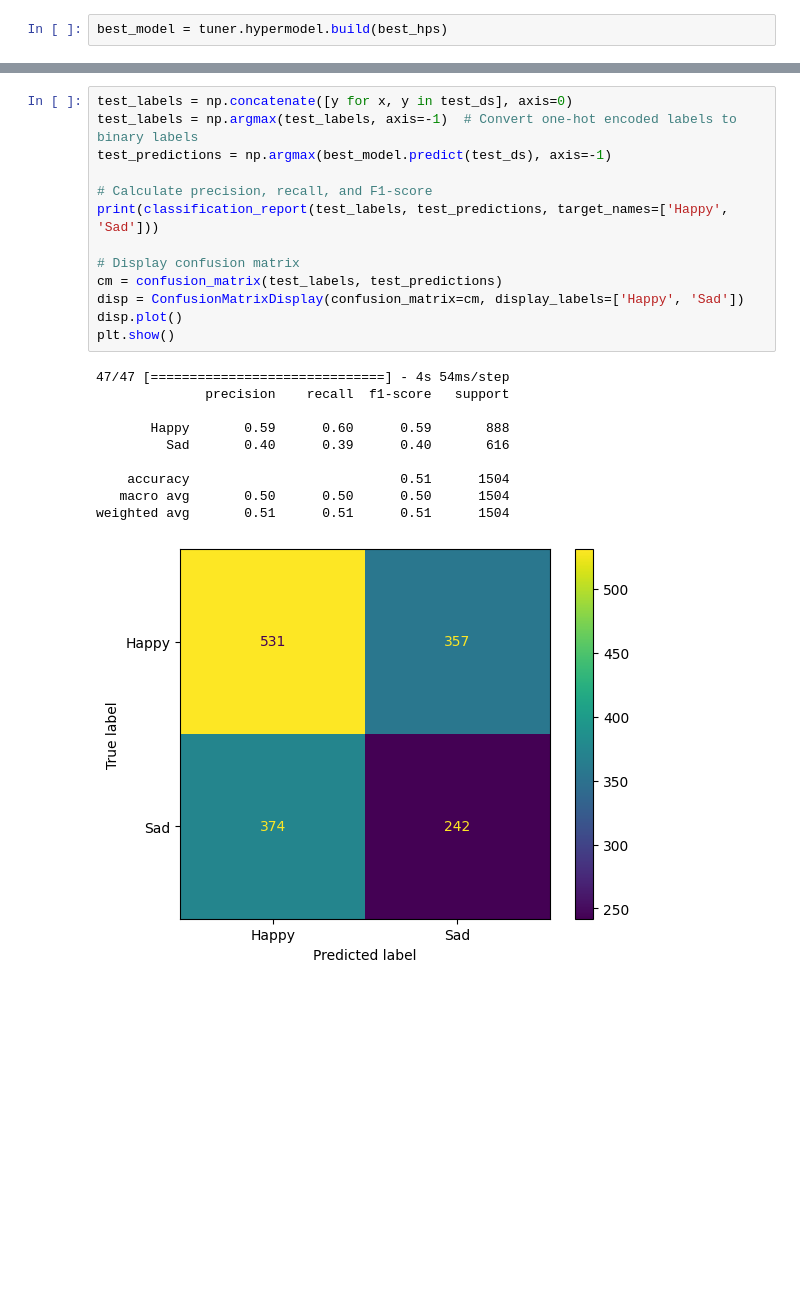
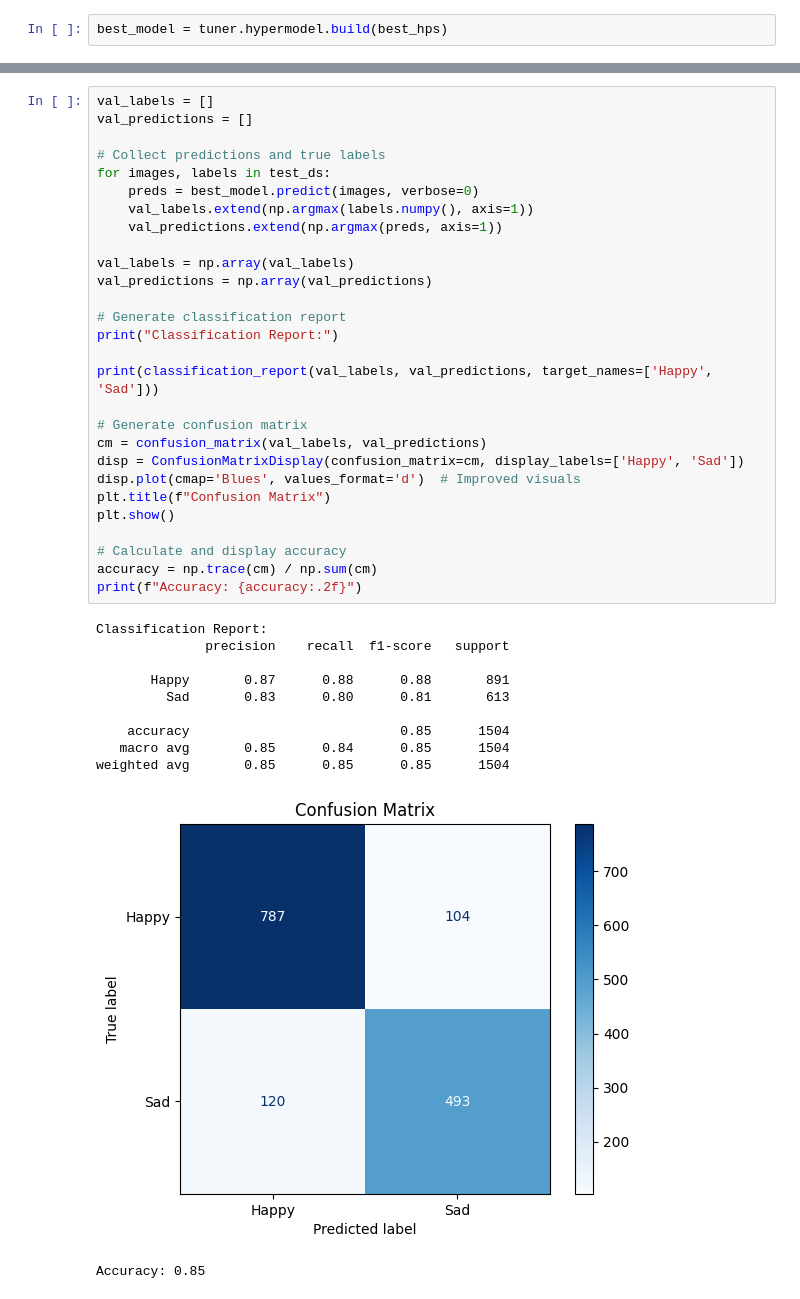
Before and after one commit to Bailey-Ward/Image-processing, a Jupyter notebook: imgprocessing_test.ipynb, the cells around one changed output, grey strips where cells are left out. Drawn from its saved outputs; the diff is of its cells as text; blank space fills up the shorter version.

```diff
--- a/imgprocessing_test.ipynb
+++ b/imgprocessing_test.ipynb
@@ -419,24 +417,40 @@ Labels:
-# %%
-test_labels = np.concatenate([y for x, y in test_ds], axis=0)
-test_labels = np.argmax(test_labels, axis=-1)  # Convert one-hot encoded labels to binary labels
-test_predictions = np.argmax(best_model.predict(test_ds), axis=-1)
-
-# Calculate precision, recall, and F1-score
-print(classification_report(test_labels, test_predictions, target_names=['Happy', 'Sad']))
-
-# Display confusion matrix
-cm = confusion_matrix(test_labels, test_predictions)
-disp = ConfusionMatrixDisplay(confusion_matrix=cm, display_labels=['Happy', 'Sad'])
-disp.plot()
-plt.show()
-# %% [output]
-47/47 [==============================] - 4s 54ms/step
-              precision    recall  f1-score   support
-
-       Happy       0.59      0.60      0.59       888
-         Sad       0.40      0.39      0.40       616
-
-    accuracy                           0.51      1504
-   macro avg       0.50      0.50      0.50      1504
-weighted avg       0.51      0.51      0.51      1504
-[figure, removed]
+# %%
+val_labels = []
+val_predictions = []
+
+# Collect predictions and true labels
+for images, labels in test_ds:
+    preds = best_model.predict(images, verbose=0)
+    val_labels.extend(np.argmax(labels.numpy(), axis=1))
+    val_predictions.extend(np.argmax(preds, axis=1))
+
+val_labels = np.array(val_labels)
+val_predictions = np.array(val_predictions)
+
+# Generate classification report
+print("Classification Report:")
+
+print(classification_report(val_labels, val_predictions, target_names=['Happy', 'Sad']))
+
+# Generate confusion matrix
+cm = confusion_matrix(val_labels, val_predictions)
+disp = ConfusionMatrixDisplay(confusion_matrix=cm, display_labels=['Happy', 'Sad'])
+disp.plot(cmap='Blues', values_format='d')  # Improved visuals
+plt.title(f"Confusion Matrix")
+plt.show()
+
+# Calculate and display accuracy
+accuracy = np.trace(cm) / np.sum(cm)
+print(f"Accuracy: {accuracy:.2f}")
+# %% [output]
+Classification Report:
+              precision    recall  f1-score   support
+
+       Happy       0.87      0.88      0.88       891
+         Sad       0.83      0.80      0.81       613
+
+    accuracy                           0.85      1504
+   macro avg       0.85      0.84      0.85      1504
+weighted avg       0.85      0.85      0.85      1504
+[figure, added]
+Accuracy: 0.85
```
Also changed, not shown: parts of 9 cells of this notebook.
